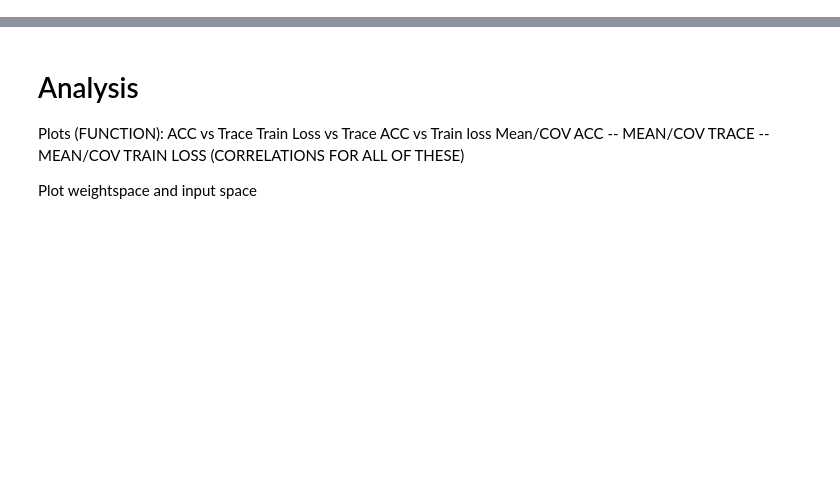
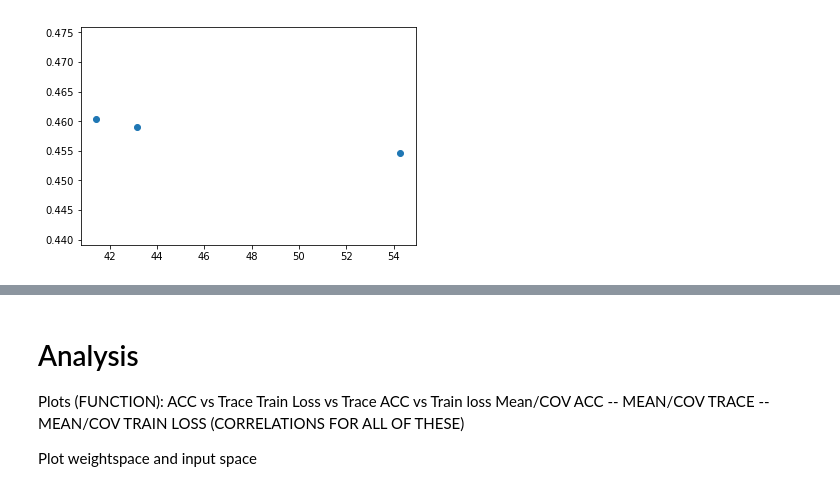
Before and after one commit to daniellengyel/flat_sharp, a Jupyter notebook: flat_sharp/Analysis.ipynb, the cells around one changed output, grey strips where cells are left out. Cells and saved outputs as stored; diff of their text form; code cells hidden in the pictures; blank space fills up the shorter version.

```diff
--- a/flat_sharp/Analysis.ipynb
+++ b/flat_sharp/Analysis.ipynb
@@ -142,0 +213,33 @@ plot_end_stats(exp_dict, X_axis="learning_rate", Y_axis="Mean Trace", filter_dic
+# %%
+def get_mod_idx(d, mod):
+    sorted_d = sorted(d.items(), key=lambda item: item[-1])
+    if mod == "max":
+        idx = sorted_d[-1][0]
+    else:
+        idx = sorted_d[0][0]
+    return idx
+
+def plot_trace_acc(exp_dict, mod_trace=None, mod_acc=None):
+    assert not ((mod_trace is not None) and (mod_acc is not None))
+    assert (mod_trace is not None) or (mod_acc is not None)
+
+    traces = exp_dict["stuff"]["trace"]
+    accs = exp_dict["stuff"]["acc"]
+
+    trace_vals = []
+    acc_vals = []
+    for exp_id in traces:
+        if mod_trace is not None:
+            nn_idx = get_mod_idx(traces[exp_id], mod_trace)
+        else:
+            nn_idx = get_mod_idx(accs[exp_id], mod_acc)
+
+        trace_vals.append(np.mean(traces[exp_id][nn_idx]))
+        acc_vals.append(accs[exp_id][nn_idx])
+
+    plt.scatter(trace_vals, acc_vals)
+    plt.show()
+# %%
+plot_trace_acc(exp_dict, mod_trace=None, mod_acc="max")
+# %% [output]
+[figure, added]
```
Also changed, not shown: parts of 28 cells of this notebook, 16 other files.
